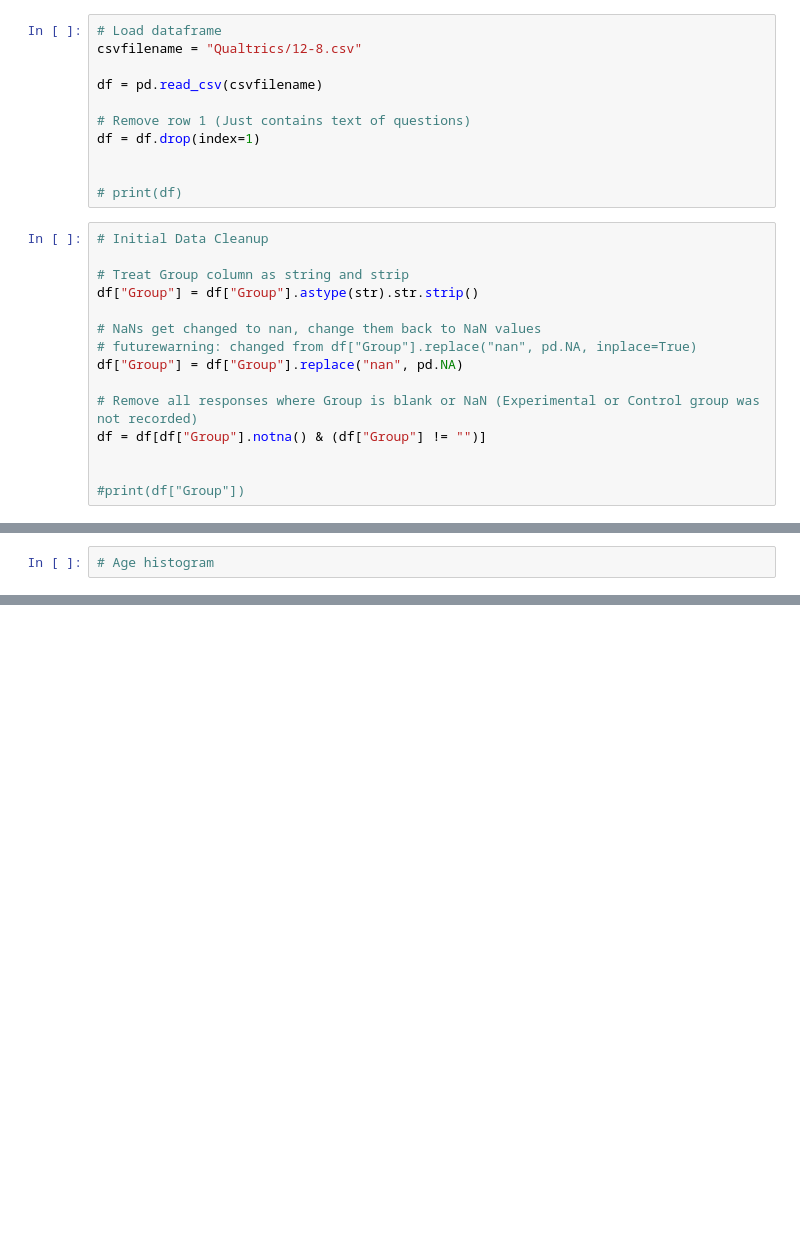
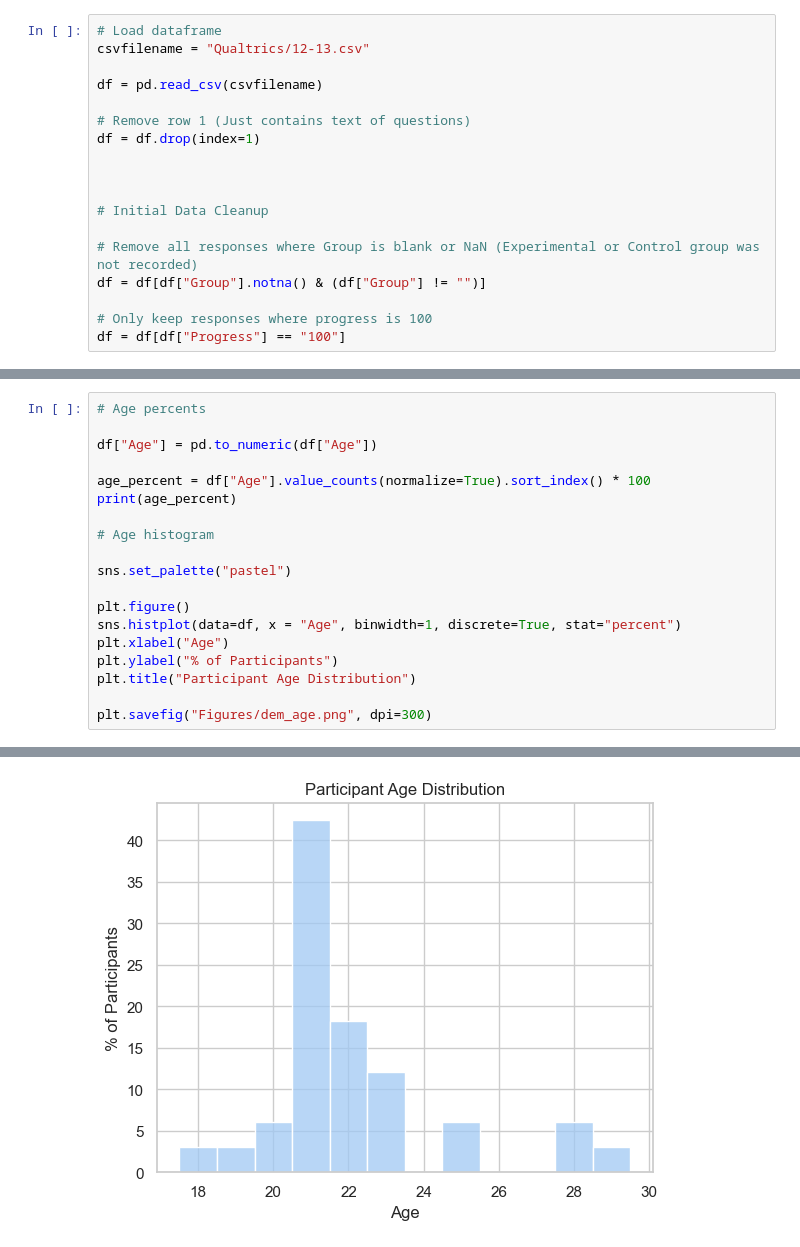
Before and after one commit to zejzhu/impostorbias, a Jupyter notebook: analysis.ipynb, the cells around one changed output, grey strips where cells are left out. Drawn from its saved outputs; the diff is of its cells as text; blank space fills up the shorter version.

Commit message:
created figures

```diff
--- a/analysis.ipynb
+++ b/analysis.ipynb
@@ -12,7 +17,7 @@ import matplotlib.pyplot as plt
 import seaborn as sns
 # %%
 # Load dataframe
-csvfilename = "Qualtrics/12-8.csv"
+csvfilename = "Qualtrics/12-13.csv"
 
 df = pd.read_csv(csvfilename)
 
@@ -20,20 +25,12 @@ df = pd.read_csv(csvfilename)
 df = df.drop(index=1)
 
 
-# print(df)
+
+# Initial Data Cleanup
+
+# Remove all responses where Group is blank or NaN (Experimental or Control group was not recorded)
+df = df[df["Group"].notna() & (df["Group"] != "")]
+
+# Only keep responses where progress is 100
+df = df[df["Progress"] == "100"]
-# %%
-# Initial Data Cleanup
-
-# Treat Group column as string and strip
-df["Group"] = df["Group"].astype(str).str.strip()
-
-# NaNs get changed to nan, change them back to NaN values
-# futurewarning: changed from df["Group"].replace("nan", pd.NA, inplace=True)
-df["Group"] = df["Group"].replace("nan", pd.NA)
-
-# Remove all responses where Group is blank or NaN (Experimental or Control group was not recorded)
-df = df[df["Group"].notna() & (df["Group"] != "")]
-
-
-#print(df["Group"])
 # %% [markdown]
@@ -41,2 +40,20 @@ df = df[df["Group"].notna() & (df["Group"] != "")]
 # %%
+# Age percents
+
+df["Age"] = pd.to_numeric(df["Age"])
+
+age_percent = df["Age"].value_counts(normalize=True).sort_index() * 100
+print(age_percent)
+
 # Age histogram
+
+sns.set_palette("pastel")
+
+plt.figure()
+sns.histplot(data=df, x = "Age", binwidth=1, discrete=True, stat="percent")
+plt.xlabel("Age")
+plt.ylabel("% of Participants")
+plt.title("Participant Age Distribution")
+
+plt.savefig("Figures/dem_age.png", dpi=300)
+# %% [output]
@@ -43 +71,2 @@ df = df[df["Group"].notna() & (df["Group"] != "")]
+[figure, added]
 # %%
```
Also changed, not shown: parts of 19 cells of this notebook, 10 other files.
